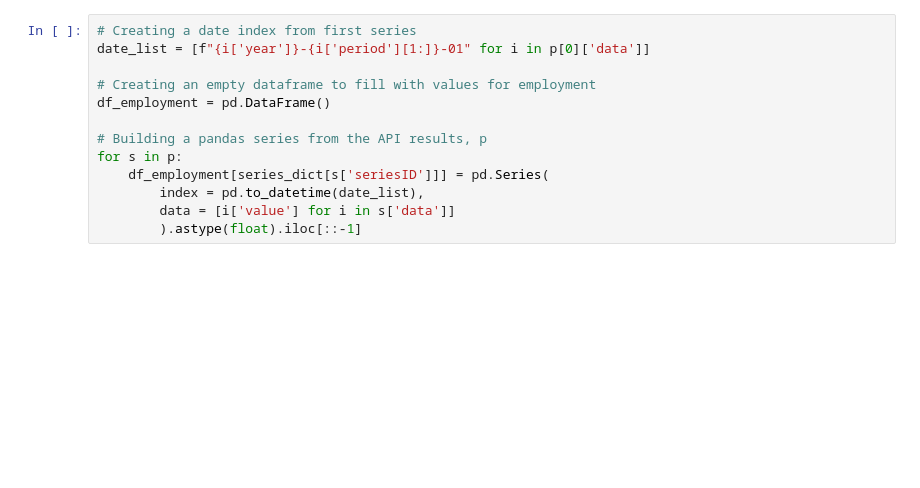
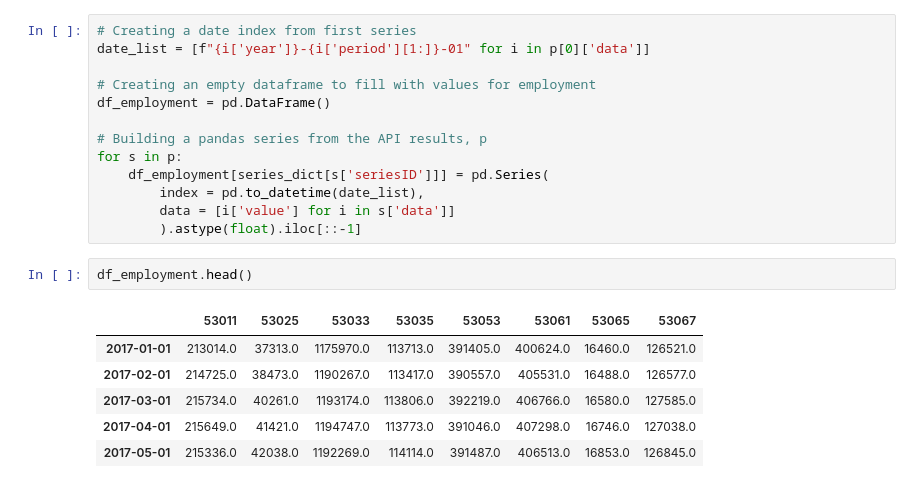
Before and after one commit to Summi-Khanna/Alpha-Dot-Housing-Market-Analysis, a Jupyter notebook: loadbls.ipynb, the cells around one changed output. Drawn from its saved outputs; the diff is of its cells as text; blank space fills up the shorter version.

```diff
--- a/loadbls.ipynb
+++ b/loadbls.ipynb
@@ -263,3 +171,12 @@ for s in p:
         index = pd.to_datetime(date_list),
         data = [i['value'] for i in s['data']]
         ).astype(float).iloc[::-1]
+# %%
+df_employment.head()
+# %% [output]
+|  | 53011 | 53025 | 53033 | 53035 | 53053 | 53061 | 53065 | 53067 |
+| 2017-01-01 | 213014.0 | 37313.0 | 1175970.0 | 113713.0 | 391405.0 | 400624.0 | 16460.0 | 126521.0 |
+| 2017-02-01 | 214725.0 | 38473.0 | 1190267.0 | 113417.0 | 390557.0 | 405531.0 | 16488.0 | 126577.0 |
+| 2017-03-01 | 215734.0 | 40261.0 | 1193174.0 | 113806.0 | 392219.0 | 406766.0 | 16580.0 | 127585.0 |
+| 2017-04-01 | 215649.0 | 41421.0 | 1194747.0 | 113773.0 | 391046.0 | 407298.0 | 16746.0 | 127038.0 |
+| 2017-05-01 | 215336.0 | 42038.0 | 1192269.0 | 114114.0 | 391487.0 | 406513.0 | 16853.0 | 126845.0 |
```
Also changed, not shown: parts of 14 cells of this notebook, 10 other files.
